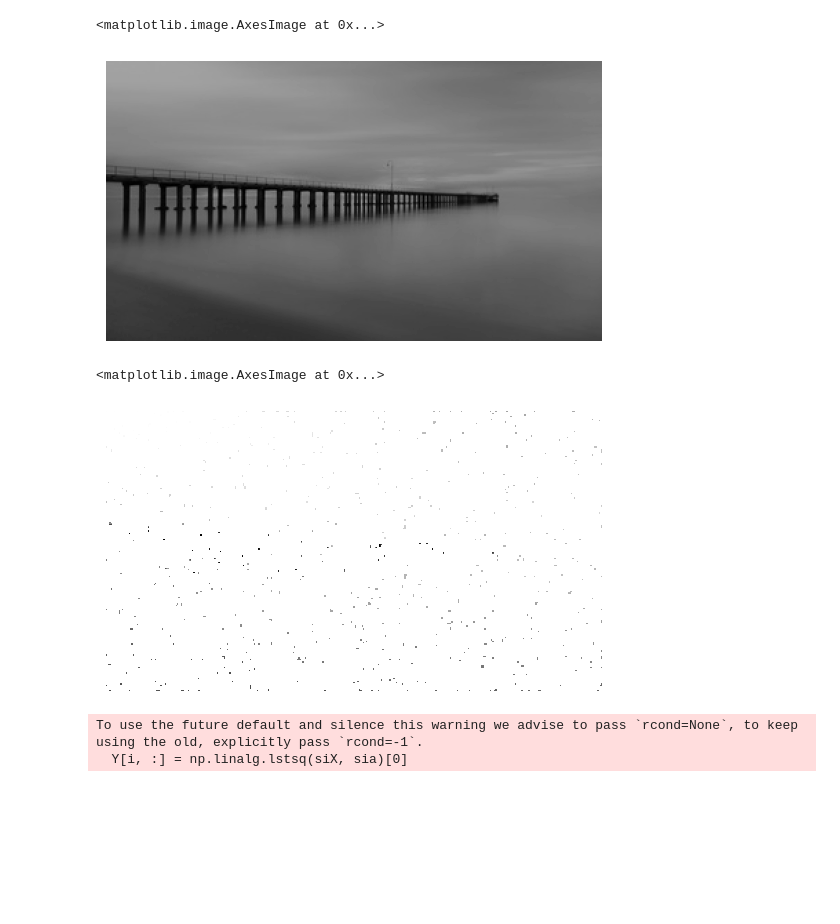
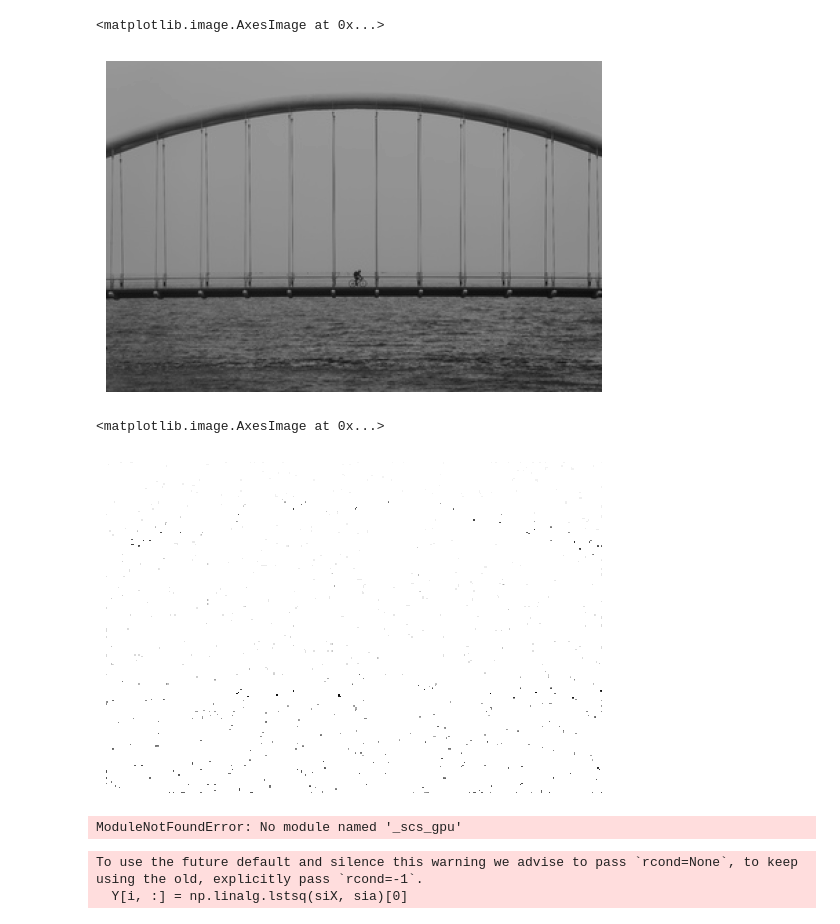
Before and after one commit to akrajewska/css-matrix-completion, a Jupyter notebook: examples/pics.ipynb, the cells around one changed output. Saved outputs shown, nothing was run; the diff lists cells and outputs as text; code cells hidden in the pictures; blank space fills up the shorter version.

```diff
--- a/examples/pics.ipynb
+++ b/examples/pics.ipynb
@@ -1,14 +1,14 @@
 # %%
 import os
 from matplotlib import pyplot as plt
 from matplotlib.image import imread
-path = os.path.join('DATA/PICS', 'most2.pgm')
+path = os.path.join('DATA/PICS', 'most.pgm')
 M = imread(path).astype('float32')
 plt.axis('off')
 plt.imshow(M, cmap='gray', vmin=0, vmax=400)
 # %% [output]
 <matplotlib.image.AxesImage at 0x...>
-[figure, old version]
+[figure, new version]
 # %%
 from utils.data_generation import remove_pixels_uniformly
 
@@ -17,13 +17,16 @@ plt.axis('off')
 plt.imshow(M_incomplete, cmap='gray')
 # %% [output]
 <matplotlib.image.AxesImage at 0x...>
-[figure, old version]
+[figure, new version]
 # %%
+%%time
 from src.css_matrix_completion.mc import nn_complete
 
 M_filled = nn_complete(M_incomplete)
 plt.axis('off')
 plt.imshow(M_filled, cmap='gray',  vmin=0, vmax=400)
+# %% [output]
+ModuleNotFoundError: No module named '_scs_gpu'
 # %%
 from src.css_matrix_completion.cssmc import CSSMC
 from src.css_matrix_completion.transform import cx
```
Also changed, not shown: parts of 1 cell of this notebook, 9 other files.
